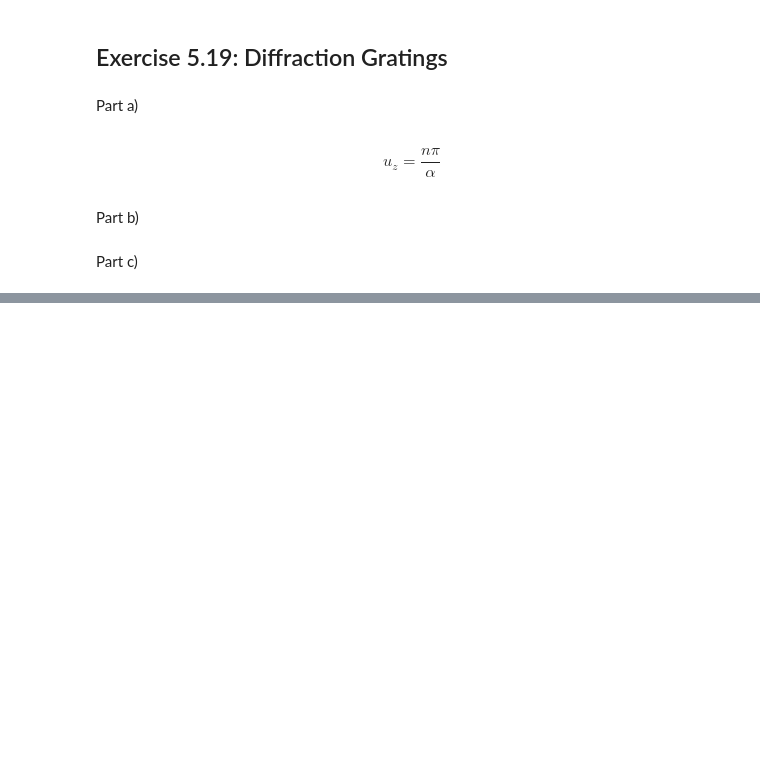
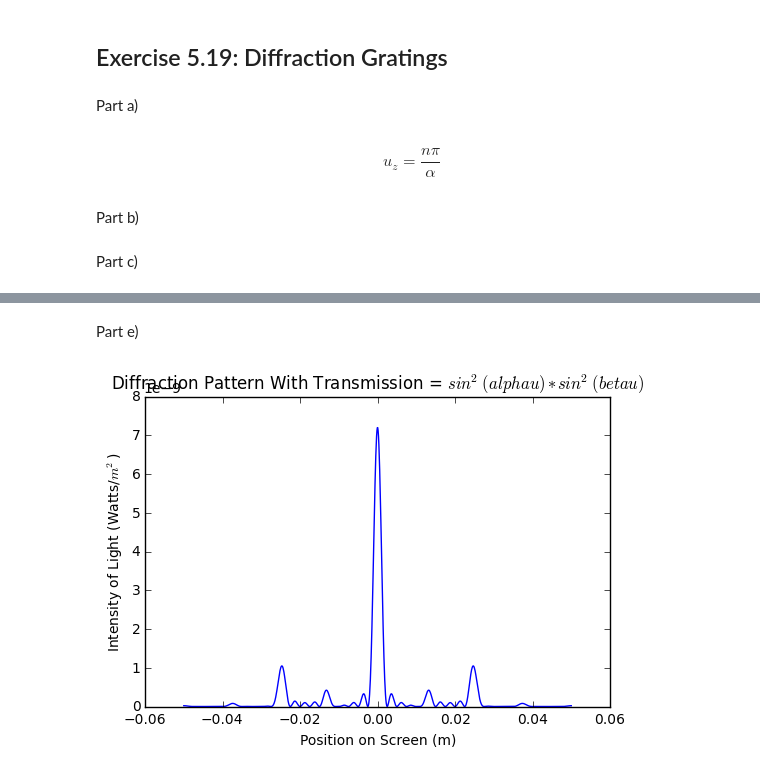
Before and after one commit to aMartin6/Labs, a Jupyter notebook: Lab6/Lab6.ipynb, the cells around one changed output, grey strips where cells are left out. Cells and saved outputs as stored; diff of their text form; code cells hidden in the pictures; blank space fills up the shorter version.

```diff
--- a/Lab6/Lab6.ipynb
+++ b/Lab6/Lab6.ipynb
@@ -126,0 +132,21 @@ plt.show()
+# %% [markdown]
+Part e)
+# %%
+alpha = math.pi / 20e-6 # Units: meters^-1
+beta = alpha / 2
+
+def q2(u):
+    return (math.sin(alpha * u))**2 * (math.sin(beta * u))**2
+
+brightness = []
+
+for i in xValues:
+    brightness.append(I1 (q2, i))
+
+plt.plot(xValues, brightness)
+plt.title("Diffraction Pattern With Transmission = $sin^2(alpha u) * sin^2(beta u)$")
+plt.xlabel("Position on Screen (m)")
+plt.ylabel("Intensity of Light (Watts/$m^2$)")
+plt.show()
+# %% [output]
+[figure, added]
```
Also changed, not shown: parts of 3 cells of this notebook.
